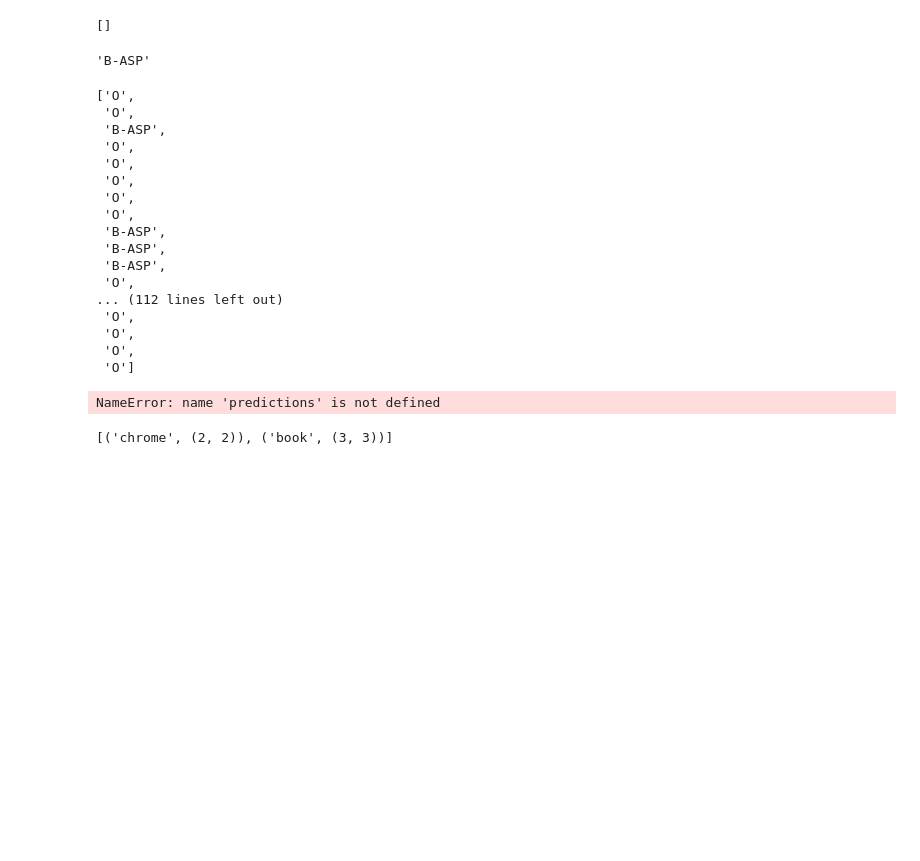
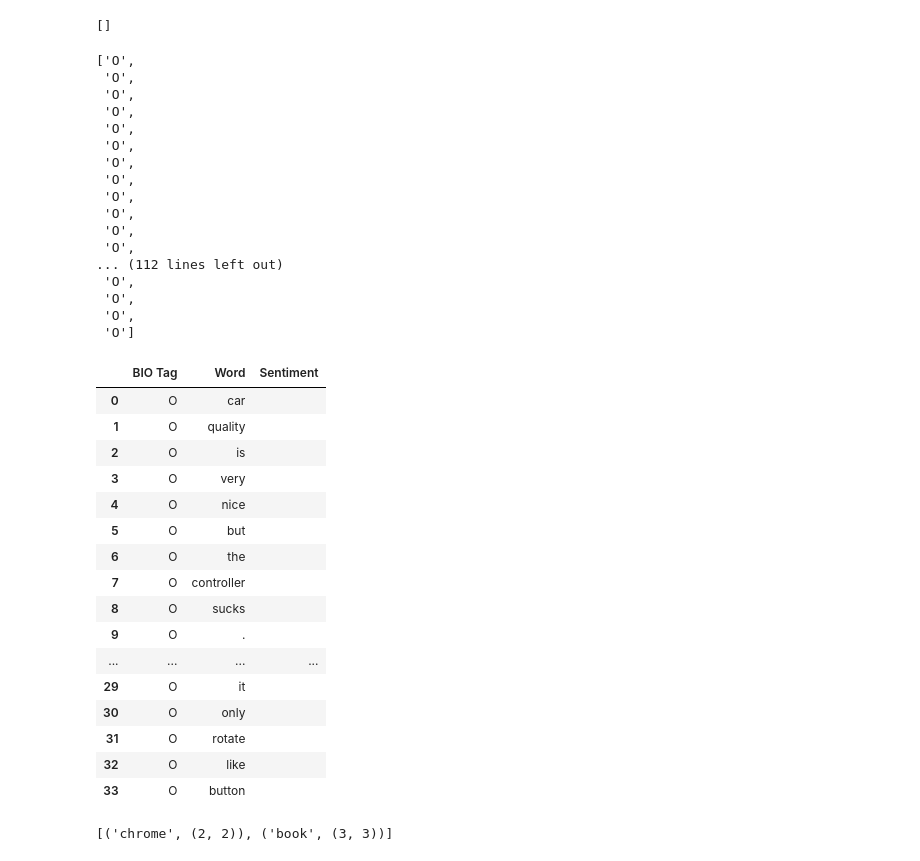
Before and after one commit to gautamnaik1994/Aspect-Based-Sentiment-Analysis, a Jupyter notebook: notebooks/02.BertBIO_Sentiment.ipynb, the cells around one changed output. Cells and saved outputs as stored; diff of their text form; code cells hidden in the pictures; blank space fills up the shorter version.

```diff
--- a/notebooks/02.BertBIO_Sentiment.ipynb
+++ b/notebooks/02.BertBIO_Sentiment.ipynb
@@ -280,7 +286,7 @@ AspectDetectionModel(
   (sentiment_classifier): Linear(in_features=768, out_features=3, bias=True)
 )
 # %%
-temp = tokenizer(("""the food is great, but the ambience is bad""").split(), is_split_into_words=True,
+temp = tokenizer(("""Car quality is very nice but the controller sucks . The controller of this car do not works properly and the final in the controller do not rotate fully it only rotate like button""").split(), is_split_into_words=True,
                           truncation=True,
                           padding="max_length",
                           max_length=128)
@@ -301,10 +307,15 @@ with torch.no_grad():
     # decode the logits to get the predicted labels
     preds = torch.argmax(logits, dim=2)[0]
     aspects = extract_aspect_spans(preds.cpu().tolist())
-    sentiment_logits=None
+    sentiments=[]
     for aspect in aspects:
-        pooled = sequence_output[0, aspect[0]:aspect[1]+1].mean(dim=0)
-        sentiment_logits = model.sentiment_classifier(pooled.unsqueeze(0))
+        aspect_mask = torch.zeros_like(input_ids, dtype=torch.long).to("mps")
+        aspect_mask[0, aspect[0]:aspect[1]+1] = 1
+        # print("am", aspect_mask[0].unsqueeze(0))
+        sentiment_logits, _ = model.sentiment_classifier(
+            sequence_output, aspect_mask
+        )
+        sentiments.append({"pos":aspect,"senti":torch.argmax(sentiment_logits, dim=1).item()})
 
 preds
 # %% [output]
@@ -319,26 +348,31 @@ sentiment_logits
+# %%
+arr=[-1] * 128
+arr
+
+for item in sentiments:
+    pos=item["pos"]
+    start = pos[0]
+    end = pos[0]+pos[1]
+    arr[start:end] = [item["senti"]] * (end-start)
 # %%
 aspects
 # %% [output]
 []
-# %%
-id2label[1]
-# %% [output]
-'B-ASP'
 # %%
 predictions = [id2label[label] for label in preds.tolist()]
 predictions
 # %% [output]
 ['O',
- 'O',
- 'B-ASP',
  'O',
  'O',
  'O',
  'O',
  'O',
- 'B-ASP',
- 'B-ASP',
- 'B-ASP',
+ 'O',
+ 'O',
+ 'O',
+ 'O',
+ 'O',
  'O',
 ... (112 lines left out)
  'O',
@@ -346,14 +380,45 @@ predictions
  'O',
  'O']
 # %%
-for item in zip(predictions, temp["input_ids"]):
+def print_sentiment(bio_tag, sentiment):
+    if(bio_tag in ["B-ASP", "I-ASP"]):
+        return id2sentiment[sentiment]
+    else:
+        return ""
+
+rows = []
+
+for item in zip(predictions, temp["input_ids"], arr):
     word = tokenizer.convert_ids_to_tokens(item[1])
     if word in ['[CLS]', '[SEP]', '[PAD]']:
-        # print(item[0])
         continue
-    print(item[0],"--------" ,word, "------")
+    sentiment = print_sentiment(item[0], item[2])
+    rows.append({
+        "BIO Tag": item[0],
+        "Word": word,
+        "Sentiment": sentiment
+    })
+
+df = pd.DataFrame(rows)
+df
 # %% [output]
-NameError: name 'predictions' is not defined
+|  | BIO Tag | Word | Sentiment |
+| 0 | O | car |  |
+| 1 | O | quality |  |
+| 2 | O | is |  |
+| 3 | O | very |  |
+| 4 | O | nice |  |
+| 5 | O | but |  |
+| 6 | O | the |  |
+| 7 | O | controller |  |
+| 8 | O | sucks |  |
+| 9 | O | . |  |
+| ... | ... | ... | ... |
+| 29 | O | it |  |
+| 30 | O | only |  |
+| 31 | O | rotate |  |
+| 32 | O | like |  |
+| 33 | O | button |  |
 # %%
 def extract_aspects(input_ids, predictions, tokenizer):
     tokens = tokenizer.convert_ids_to_tokens(input_ids[0])
```
Also changed, not shown: parts of 6 cells of this notebook, 4 other files.
